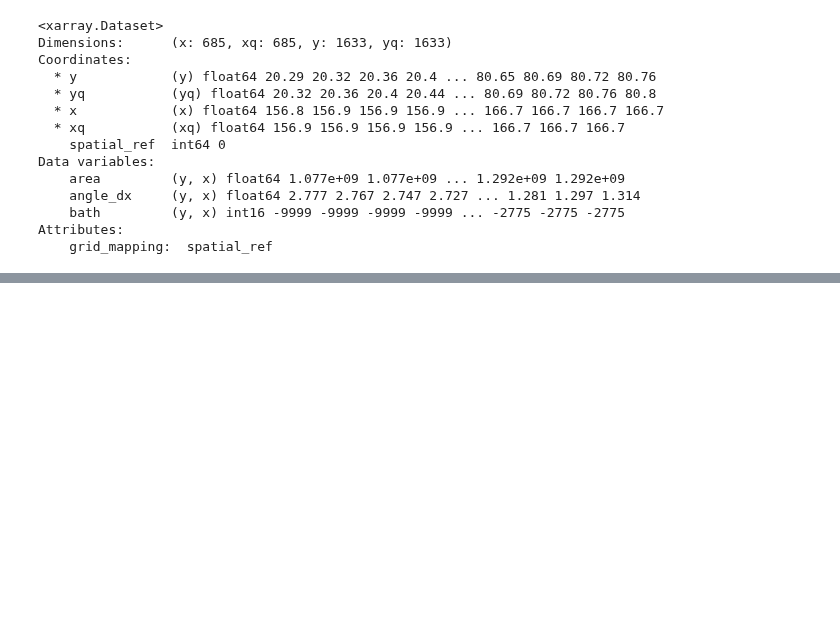
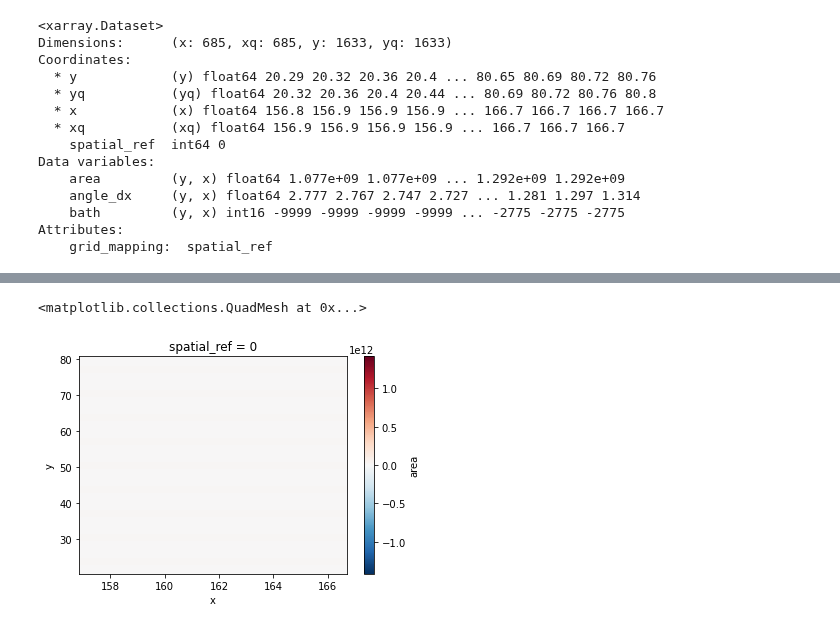
Before and after one commit to jsimkins2/esm_lab, a Jupyter notebook: gridtools/gridfuncs/projected_grids_rioxarray.ipynb, the cells around one changed output, grey strips where cells are left out. Saved outputs shown, nothing was run; the diff lists cells and outputs as text; code cells hidden in the pictures; blank space fills up the shorter version.

```diff
--- a/gridtools/gridfuncs/projected_grids_rioxarray.ipynb
+++ b/gridtools/gridfuncs/projected_grids_rioxarray.ipynb
@@ -420,0 +454,5 @@ Attributes:
+# %%
+ds.area.plot()
+# %% [output]
+<matplotlib.collections.QuadMesh at 0x...>
+[figure, added]
```
Also changed, not shown: parts of 5 cells of this notebook.
